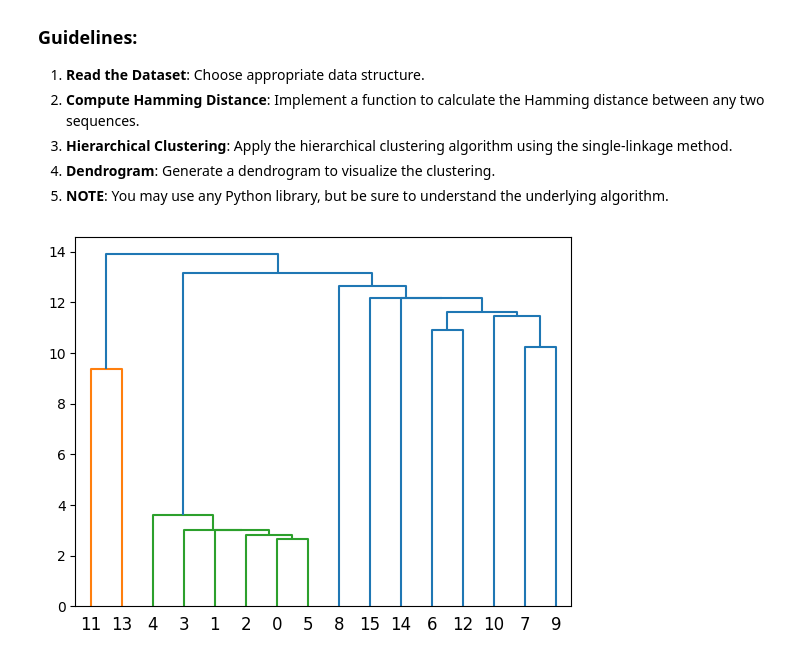
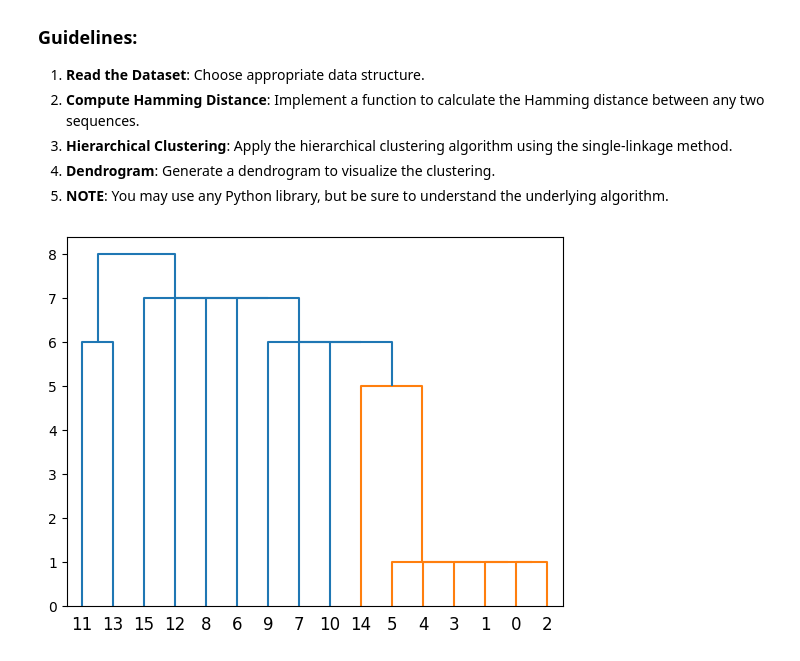
Before and after one commit to will18870/Data-Science-Fundamentals, a Jupyter notebook: lecture_06/worksheet_06.ipynb, the cells around one changed output. Saved outputs shown, nothing was run; the diff lists cells and outputs as text; code cells hidden in the pictures.

Commit message:
squareform dist

```diff
--- a/lecture_06/worksheet_06.ipynb
+++ b/lecture_06/worksheet_06.ipynb
@@ -152,6 +152,7 @@ where $n$ is the length of the strings, $s_i$ and $t_i$ are the characters at po
 
 import numpy as np
 from scipy.cluster import hierarchy
+from scipy.spatial.distance import squareform
 import matplotlib.pyplot as plt
 
 sequences = [
@@ -165,31 +166,34 @@ sequences = [
  'GGTTAGAACACG',
  'AGTGGTTGAAGT',
  'GGCTTACACCCT',
  'AGATTGTCCACT',
  'CATGCGGTCAAC',
  'ATATATCATAGC',
  'TTTGCGGTTGGA',
  'GAATGGTCAGAA',
  'GTGATGCTGTCT']
 
 distances = np.zeros((len(sequences), len(sequences)))
 
 def getHammingDist(str1, str2):
     if str1 == str2:
         return 0
 
     sum = 0
     for i in range(len(str1)):
         sum += 1 if str1[i] != str2[i] else 0
 
     return sum + abs((len(str1) - len(str2)))
 
 for i in range(len(sequences)):
     for j in range(len(sequences)):
         distances[i, j] = getHammingDist(sequences[i], sequences[j])
 
+# as suggested on piazza
+distances = squareform(distances)
+
 Z = hierarchy.linkage(distances, 'single')
 plt.figure()
 dn = hierarchy.dendrogram(Z)
 # %% [output]
-[figure, old version]
+[figure, new version]
```
